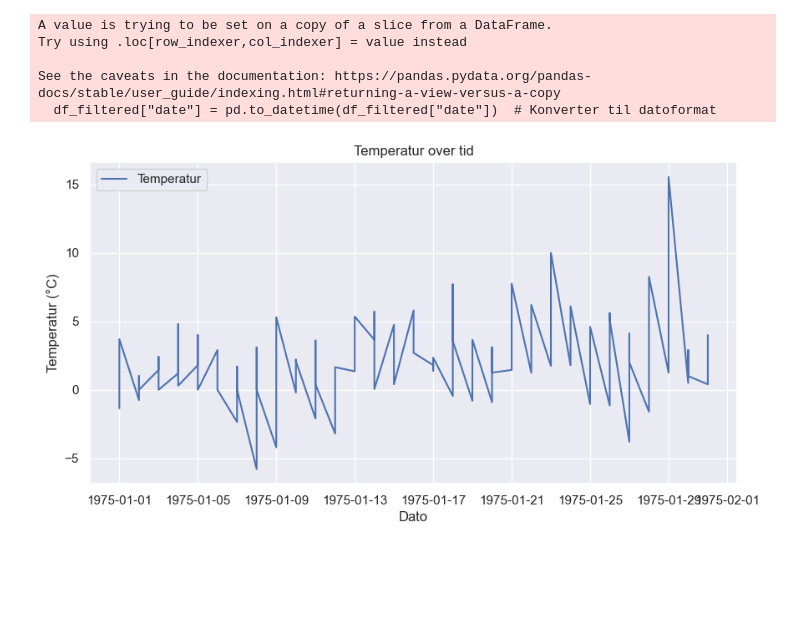
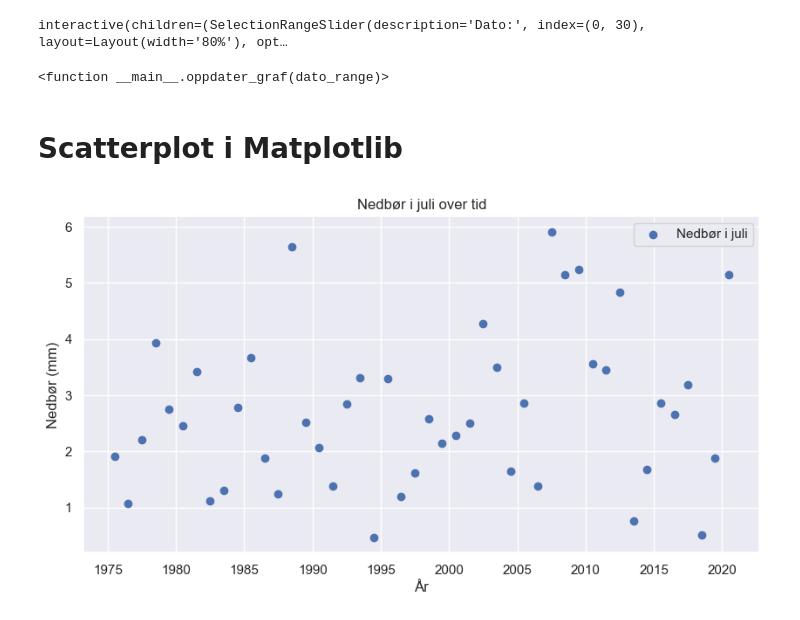
Before and after one commit to Annabrekka/Miljodataanalyse, a Jupyter notebook: notebooks/visualisering.ipynb, the cells around one changed output. Drawn from its saved outputs; the diff is of its cells as text; code cells hidden in the pictures; blank space fills up the shorter version.

```diff
--- a/notebooks/visualisering.ipynb
+++ b/notebooks/visualisering.ipynb
@@ -40,43 +102,65 @@ sns.relplot(
+# %%
+
+import ipywidgets as widgets
+from IPython.display import display
+import matplotlib.pyplot as plt
+import requests
+import plotly.graph_objects as go
+import plotly.express as px
+import ipywidgets as widgets
+
+df_nedbor["date"] = pd.to_datetime(df_nedbor[["year", "month"]].assign(day = 1))  # Konverter til datoformat
+
+# Widget for dato-intervall
+dato_slider = widgets.SelectionRangeSlider(
+    options=df_nedbor['date'].dt.date.unique().tolist(),
+    index=(0, 30),
+    description='Dato:',
+    layout={'width': '80%'}
+)
+
+def oppdater_graf(dato_range):
+    start, slutt = pd.to_datetime(dato_range[0]), pd.to_datetime(dato_range[1])
+    nedboer = df_nedbor[
+        (df_nedbor['date'] >= start) &
+        (df_nedbor['date'] <= slutt)
+    ]
+
+    fig = px.line(nedboer, x='date', y='value', title="Nedbør over tid")
+    fig.update_layout(yaxis_title="Nedbør (mm)")
+    fig.show()
+
+# Koble dato-slider til funksjonen
+widgets.interact(oppdater_graf, dato_range=dato_slider)
+# %% [output]
+interactive(children=(SelectionRangeSlider(description='Dato:', index=(0, 30), layout=Layout(width='80%'), opt…
+<function __main__.oppdater_graf(dato_range)>
+# %% [markdown]
+# Scatterplot i Matplotlib
 # %%
-
 import pandas as pd
 import matplotlib.pyplot as plt
 
 # 1. Lese inn CSV-filen
-df = pd.read_csv("../data/gjsnitt_data.csv")
+df_nedbor_plt = pd.read_csv("../data/Avarage/avarage_precipitation.csv")
 
 # 2. Konvertere dato-kolonnen til datetime-format (hvis aktuelt)
-df["date"] = pd.to_datetime(df["date"])
+df_nedbor_plt["date"] = pd.to_datetime(df_nedbor_plt[["year", "month"]].assign(day = 1))
 
-df["value"] = pd.to_numeric(df["value"], errors="coerce")  # Konverterer til tall
-
-df_temp = df[df["elementId"].str.contains("air_temperature")]
-
-# 3. Filtrer data om nødvendig (f.eks. bare lufttemperatur)
-df_filtered = df[df["elementId"] == "mean(air_temperature P1D)"]
-
-df_filtered["date"] = pd.to_datetime(df_filtered["date"])  # Konverter til datoformat
-df_filtered_interval = df[df["date"].dt.year == 1975]  # Velger kun 1975-data
-
-
+df_nedbor_plt_juli = df_nedbor_plt[df_nedbor_plt["month"] == 7]
 
 # 4. Plot data
 plt.figure(figsize=(10, 5))
-plt.plot(df_jan["date"], df_jan["value"], linestyle='-', color="b", label="Temperatur")
+plt.scatter(df_nedbor_plt_juli["date"], df_nedbor_plt_juli["value"], marker="o", color="b", label="Nedbør i juli")
 
 # 5. Tilpasse plottet
-plt.xlabel("Dato")
-plt.ylabel("Temperatur (°C)")
-plt.title("Temperatur over tid")
+plt.xlabel("År")
+plt.ylabel("Nedbør (mm)")
+plt.title("Nedbør i juli over tid")
 plt.legend()
 plt.grid(True)
 
 # 6. Vise plottet
 plt.show()
 # %% [output]
-A value is trying to be set on a copy of a slice from a DataFrame.
-Try using .loc[row_indexer,col_indexer] = value instead
-
-See the caveats in the documentation: https://pandas.pydata.org/pandas-docs/stable/user_guide/indexing.html#returning-a-view-versus-a-copy
-  df_filtered["date"] = pd.to_datetime(df_filtered["date"])  # Konverter til datoformat
-[figure, old version]
+[figure, new version]
```
Also changed, not shown: parts of 8 cells of this notebook.
